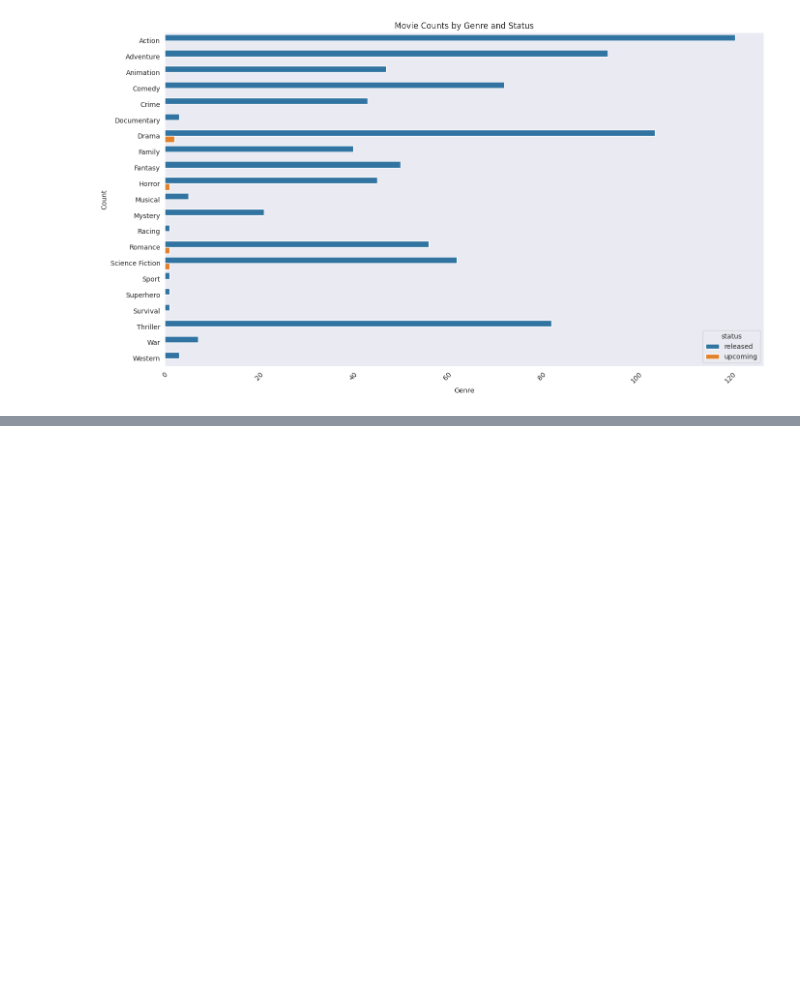
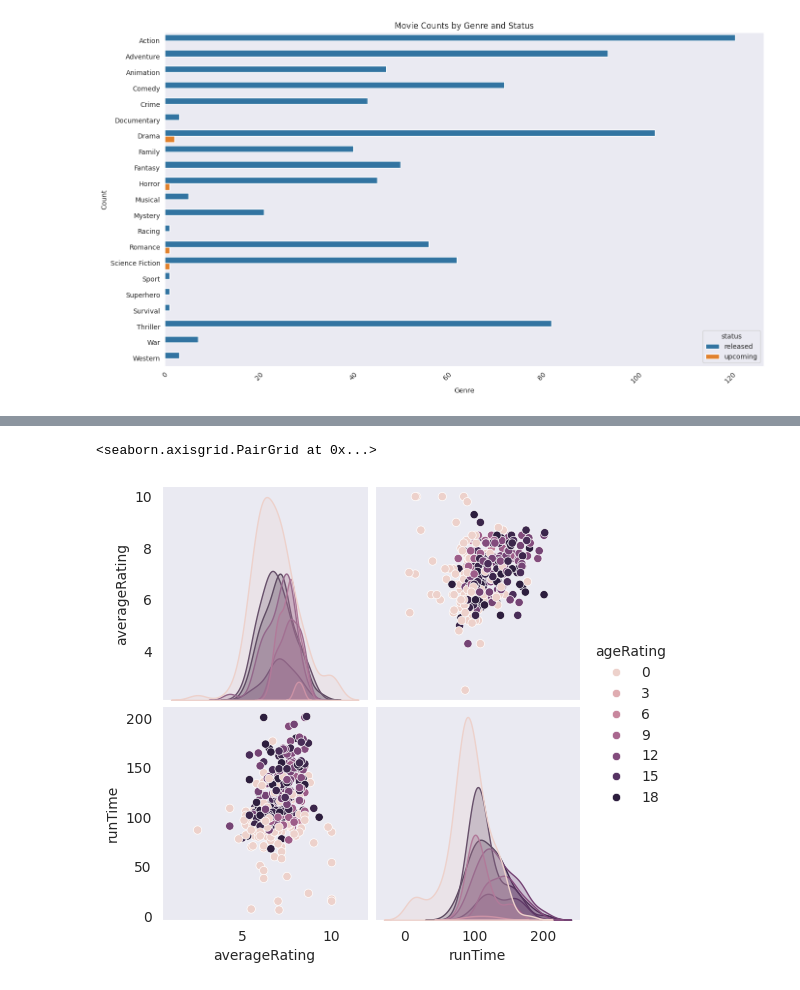
Before and after one commit to Shruthikshetty/media-logger-recommender, a Jupyter notebook: training_notebooks/Movies_recommendation_model.ipynb, the cells around one changed output, grey strips where cells are left out. Saved outputs shown, nothing was run; the diff lists cells and outputs as text; code cells hidden in the pictures; blank space fills up the shorter version.

```diff
--- a/training_notebooks/Movies_recommendation_model.ipynb
+++ b/training_notebooks/Movies_recommendation_model.ipynb
@@ -681,0 +726,6 @@ plt.show()
+# %%
+# woth age as hue
+sns.pairplot( df[num_cols] , hue= "ageRating")
+# %% [output]
+<seaborn.axisgrid.PairGrid at 0x...>
+[figure, added]
```
Also changed, not shown: parts of 10 cells of this notebook.
